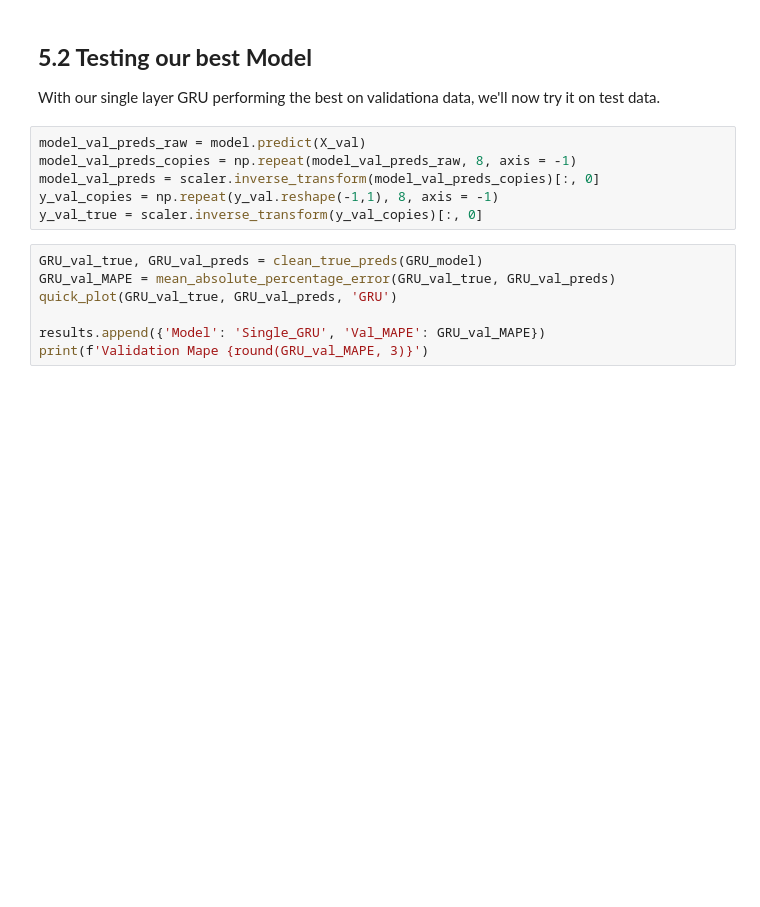
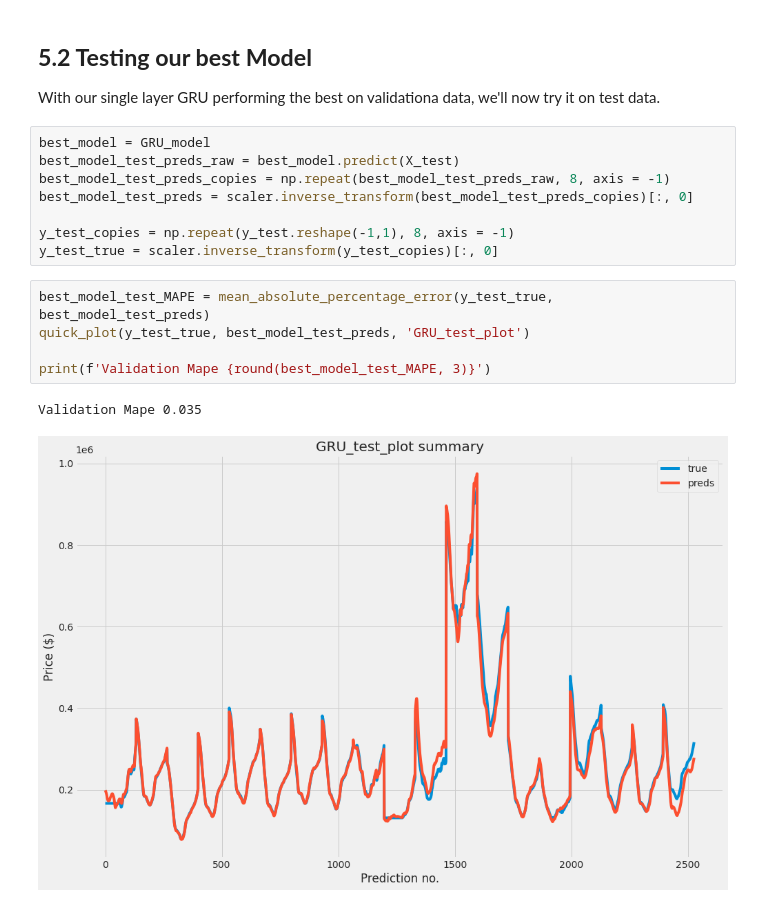
Before and after one commit to AbsIbs/nevada_time_series, a Jupyter notebook: main.ipynb, the cells around one changed output. Drawn from its saved outputs; the diff is of its cells as text; blank space fills up the shorter version.

```diff
--- a/main.ipynb
+++ b/main.ipynb
@@ -1175,15 +1176,18 @@ ax.set_title('Model Performance');
 ## **5.2 Testing our best Model**
 With our single layer GRU performing the best on validationa data, we'll now try it on test data.
 # %%
-model_val_preds_raw = model.predict(X_val)
-model_val_preds_copies = np.repeat(model_val_preds_raw, 8, axis = -1)
-model_val_preds = scaler.inverse_transform(model_val_preds_copies)[:, 0]
-y_val_copies = np.repeat(y_val.reshape(-1,1), 8, axis = -1)
-y_val_true = scaler.inverse_transform(y_val_copies)[:, 0]
+best_model = GRU_model
+best_model_test_preds_raw = best_model.predict(X_test)
+best_model_test_preds_copies = np.repeat(best_model_test_preds_raw, 8, axis = -1)
+best_model_test_preds = scaler.inverse_transform(best_model_test_preds_copies)[:, 0]
+
+y_test_copies = np.repeat(y_test.reshape(-1,1), 8, axis = -1)
+y_test_true = scaler.inverse_transform(y_test_copies)[:, 0]
-# %%
-GRU_val_true, GRU_val_preds = clean_true_preds(GRU_model)
-GRU_val_MAPE = mean_absolute_percentage_error(GRU_val_true, GRU_val_preds)
-quick_plot(GRU_val_true, GRU_val_preds, 'GRU')
-
-results.append({'Model': 'Single_GRU', 'Val_MAPE': GRU_val_MAPE})
-print(f'Validation Mape {round(GRU_val_MAPE, 3)}')
+# %%
+best_model_test_MAPE = mean_absolute_percentage_error(y_test_true, best_model_test_preds)
+quick_plot(y_test_true, best_model_test_preds, 'GRU_test_plot')
+
+print(f'Validation Mape {round(best_model_test_MAPE, 3)}')
+# %% [output]
+Validation Mape 0.035
+[figure, added]
```
Also changed, not shown: parts of 7 cells of this notebook, 1 other file.
